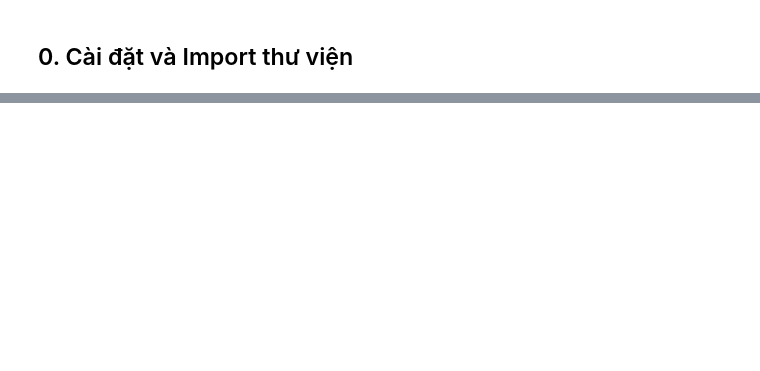
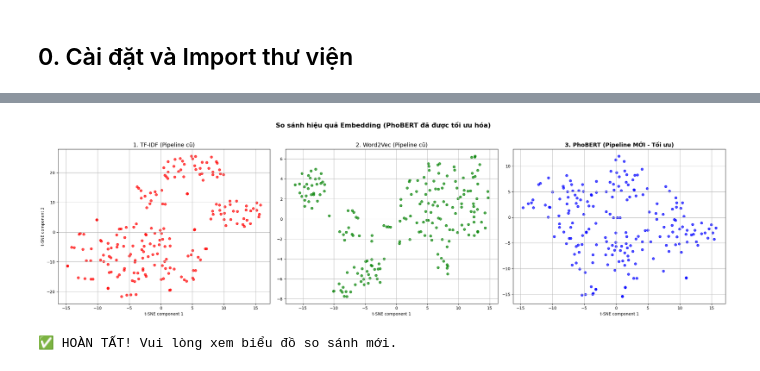
Before and after one commit to WuangTX/Traffic_Law_Chatbot, a Jupyter notebook: scripts/tien_xu_ly_du_lieu.ipynb, the cells around one changed output, grey strips where cells are left out. Saved outputs shown, nothing was run; the diff lists cells and outputs as text; code cells hidden in the pictures; blank space fills up the shorter version.

```diff
--- a/scripts/tien_xu_ly_du_lieu.ipynb
+++ b/scripts/tien_xu_ly_du_lieu.ipynb
@@ -685,0 +655,77 @@ FileNotFoundError: [Errno 2] No such file or directory: 'C:\\Users\\ASUS-PRO\\De
+# %%
+
+# ===================================================================
+# BƯỚC 10: THỬ NGHIỆM LẠI VỚI PIPELINE TỐI ƯU CHO PhoBERT (GỘP)
+# ===================================================================
+
+# --- 10.1. Tạo pipeline tiền xử lý tối ưu cho PhoBERT ---
+def preprocess_text_for_phobert(text):
+    """
+    Pipeline tiền xử lý tối giản, giữ lại thông tin ngữ cảnh cho PhoBERT.
+    """
+    # Chuẩn hóa thực thể pháp lý (vẫn cần thiết)
+    text = re.sub(r'điều\s+(\d+)', r' dieu_\1 ', text, flags=re.IGNORECASE)
+    text = re.sub(r'khoản\s+(\d+)', r' khoan_\1 ', text, flags=re.IGNORECASE)
+    text = re.sub(r'\b([a-zđ])\)', r' diem_\1 ', text, flags=re.IGNORECASE)
+    text = re.sub(r'(nghị định|nđ)\s+(số\s+)?168(/2024/nđ-cp)?', ' nghidinh_168_2024 ', text, flags=re.IGNORECASE)
+    text = re.sub(r'(luật|luat)\s+(số\s+)?35(/2024/qh15)?', ' luat_35_2024 ', text, flags=re.IGNORECASE)
+    # Chuẩn hóa khoảng trắng
+    text = re.sub(r'\s+', ' ', text).strip()
+    return text
+
+print("▶️ Bắt đầu Bước 10: Thử nghiệm lại với PhoBERT...")
+print("\n[1/4] Xử lý lại văn bản với pipeline tối ưu cho PhoBERT...")
+phobert_optimized_corpus = preprocess_text_for_phobert(full_text_corpus)
+
+print("[2/4] Tạo lại chunks cho PhoBERT...")
+phobert_optimized_chunks = get_text_chunks(phobert_optimized_corpus, chunk_size=CHUNK_SIZE, chunk_overlap=CHUNK_OVERLAP)
+print(f"   - Đã tạo {len(phobert_optimized_chunks)} chunks mới.")
+
+# --- 10.2. Tạo lại Embedding và giảm chiều ---
+print("\n[3/4] Tạo lại embedding PhoBERT trên dữ liệu mới và giảm chiều...")
+sample_phobert_chunks = phobert_optimized_chunks[:200]
+
+# Tạo embedding (sử dụng lại model và tokenizer đã tải ở Bước 9)
+batch_size = 16
+phobert_optimized_embeddings = []
+for i in range(0, len(sample_phobert_chunks), batch_size):
+    batch_texts = sample_phobert_chunks[i:i+batch_size]
+    batch_embeddings = get_phobert_embedding(batch_texts, phobert, tokenizer)
+    phobert_optimized_embeddings.extend(batch_embeddings)
+
+phobert_optimized_embeddings = np.array(phobert_optimized_embeddings)
+
+# Giảm chiều với t-SNE (sử dụng lại đối tượng tsne đã tạo ở Bước 9)
+phobert_optimized_2d = tsne.fit_transform(phobert_optimized_embeddings)
+print("   - Hoàn tất tạo embedding và giảm chiều.")
+
+# --- 10.3. Trực quan hóa so sánh KẾT QUẢ MỚI ---
+print("\n[4/4] Vẽ biểu đồ so sánh cuối cùng...")
+fig, axes = plt.subplots(1, 3, figsize=(24, 7))
+fig.suptitle('So sánh hiệu quả Embedding (PhoBERT đã được tối ưu hóa)', fontsize=16, fontweight='bold')
+
+# Biểu đồ 1: TF-IDF (kết quả cũ)
+axes[0].scatter(tfidf_2d[:, 0], tfidf_2d[:, 1], alpha=0.7, color='red')
+axes[0].set_title('1. TF-IDF (Pipeline cũ)', fontsize=14)
+axes[0].set_xlabel('t-SNE component 1')
+axes[0].set_ylabel('t-SNE component 2')
+axes[0].grid(True)
+
+# Biểu đồ 2: Word2Vec (kết quả cũ)
+axes[1].scatter(word2vec_2d[:, 0], word2vec_2d[:, 1], alpha=0.7, color='green')
+axes[1].set_title('2. Word2Vec (Pipeline cũ)', fontsize=14)
+axes[1].set_xlabel('t-SNE component 1')
+axes[1].grid(True)
+
+# Biểu đồ 3: PhoBERT (kết quả MỚI)
+axes[2].scatter(phobert_optimized_2d[:, 0], phobert_optimized_2d[:, 1], alpha=0.7, color='blue')
+axes[2].set_title('3. PhoBERT (Pipeline MỚI - Tối ưu)', fontsize=14, fontweight='bold')
+axes[2].set_xlabel('t-SNE component 1')
+axes[2].grid(True)
+
+plt.tight_layout(rect=[0, 0, 1, 0.96])
+plt.savefig(PROCESSED_DIR / "embedding_comparison_optimized.png", dpi=150, bbox_inches='tight')
+plt.show()
+
+print("\n✅ HOÀN TẤT! Vui lòng xem biểu đồ so sánh mới.")
+# %% [output]
@@ -685,0 +742,2 @@ FileNotFoundError: [Errno 2] No such file or directory: 'C:\\Users\\ASUS-PRO\\De
+[figure, added]
+✅ HOÀN TẤT! Vui lòng xem biểu đồ so sánh mới.
```
Also changed, not shown: parts of 32 cells of this notebook, 52 other files.
